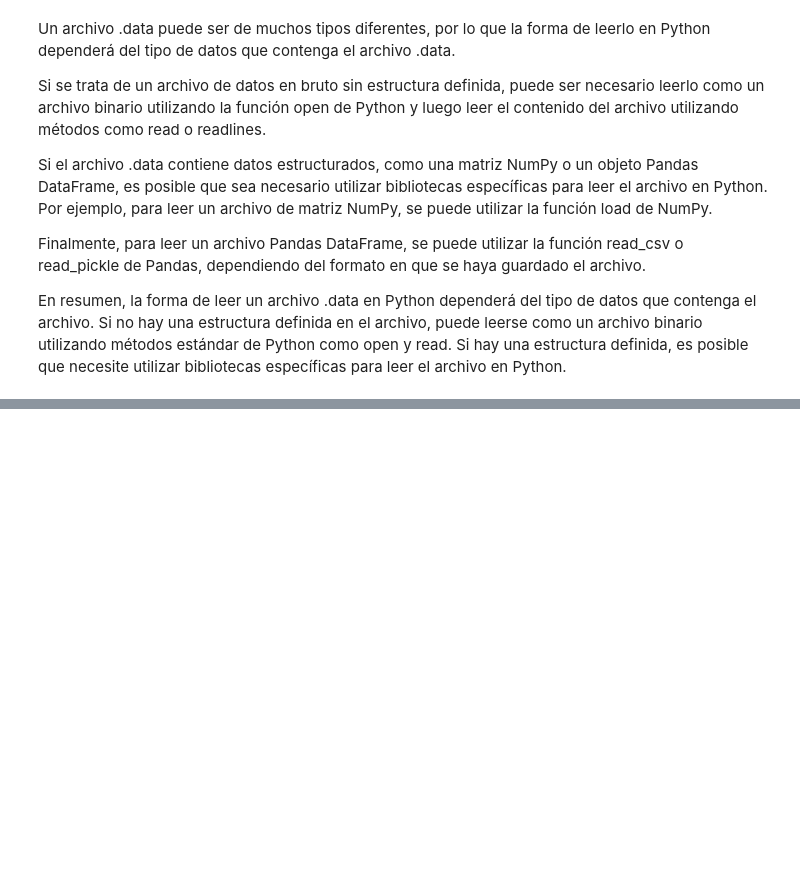
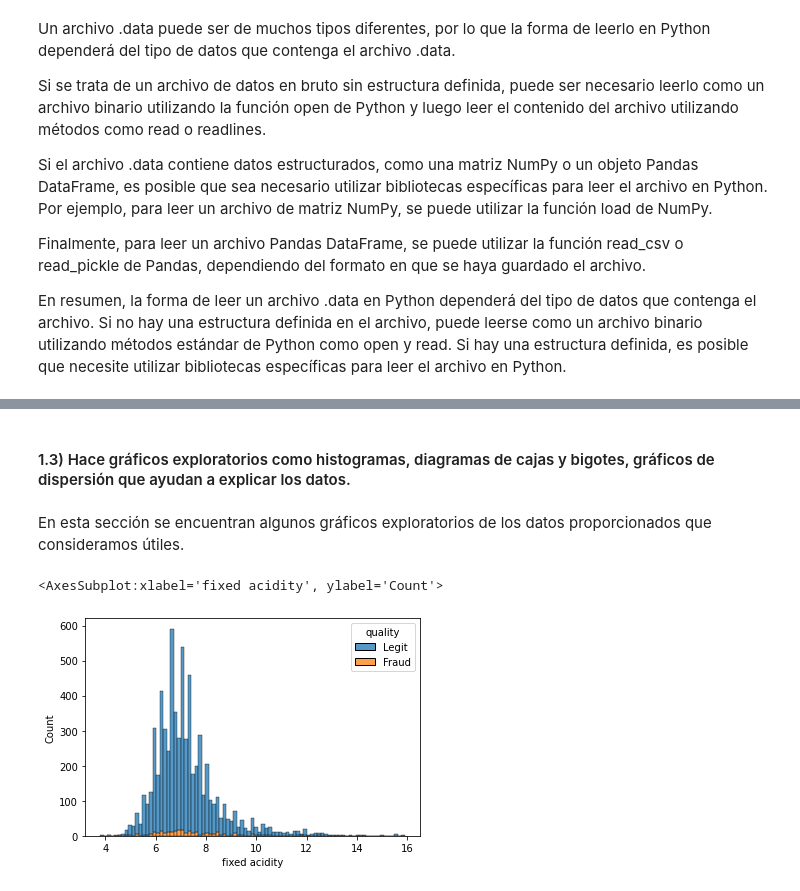
Before and after one commit to SantiagoTaracena01/data-mining-lab-03, a Jupyter notebook: src/main.ipynb, the cells around one changed output, grey strips where cells are left out. Cells and saved outputs as stored; diff of their text form; code cells hidden in the pictures; blank space fills up the shorter version.

```diff
--- a/src/main.ipynb
+++ b/src/main.ipynb
@@ -30,0 +86,9 @@ En resumen, la forma de leer un archivo .data en Python dependerá del tipo de d
+# %% [markdown]
+#### 1.3) Hace gráficos exploratorios como histogramas, diagramas de cajas y bigotes, gráficos de dispersión que ayudan a explicar los datos.
+# %% [markdown]
+En esta sección se encuentran algunos gráficos exploratorios de los datos proporcionados que consideramos útiles.
+# %%
+sns.histplot(x="fixed acidity", hue="quality", multiple="stack", data=data)
+# %% [output]
+<AxesSubplot:xlabel='fixed acidity', ylabel='Count'>
+[figure, added]
```
Also changed, not shown: parts of 17 cells of this notebook.
